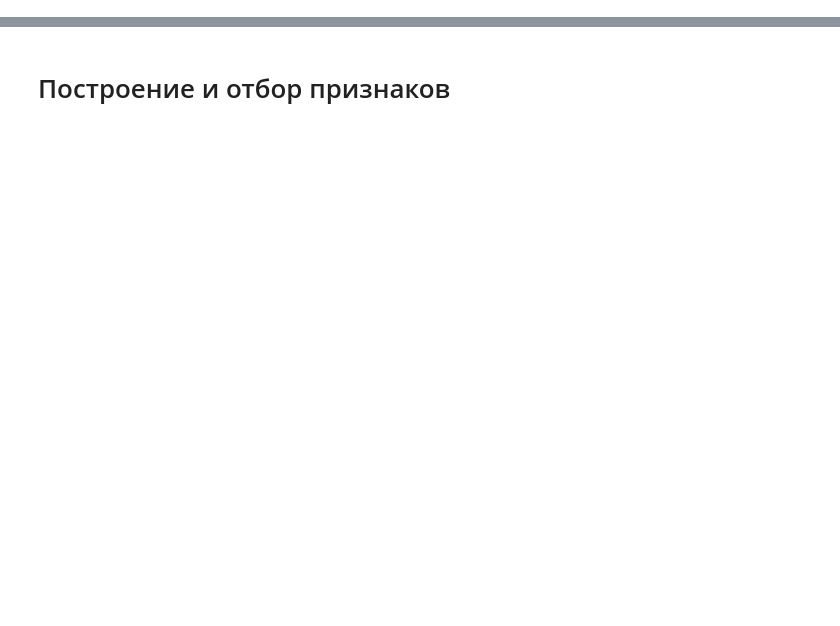
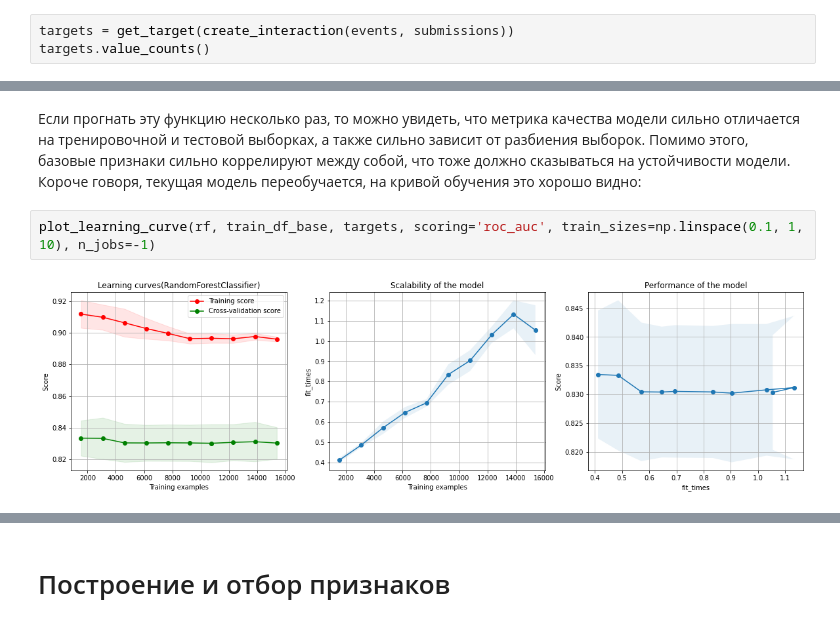
Before and after one commit to yupopov/stepik_ml_contest, a Jupyter notebook: main_analysis.ipynb, the cells around one changed output, grey strips where cells are left out. Cells and saved outputs as stored; diff of their text form; blank space fills up the shorter version.

```diff
--- a/main_analysis.ipynb
+++ b/main_analysis.ipynb
@@ -459,0 +210,3 @@ Std of CV scores: 0.01289985819100818
+# %%
+targets = get_target(create_interaction(events, submissions))
+targets.value_counts()
@@ -459,0 +300,6 @@ Std of CV scores: 0.01289985819100818
+# %% [markdown]
+Если прогнать эту функцию несколько раз, то можно увидеть, что метрика качества модели сильно отличается на тренировочной и тестовой выборках, а также сильно зависит от разбиения выборок. Помимо этого, базовые признаки сильно коррелируют между собой, что тоже должно сказываться на устойчивости модели. Короче говоря, текущая модель переобучается, на кривой обучения это хорошо видно:
+# %%
+plot_learning_curve(rf, train_df_base, targets, scoring='roc_auc', train_sizes=np.linspace(0.1, 1, 10), n_jobs=-1)
+# %% [output]
+[figure, added]
```
Also changed, not shown: parts of 210 cells of this notebook.
